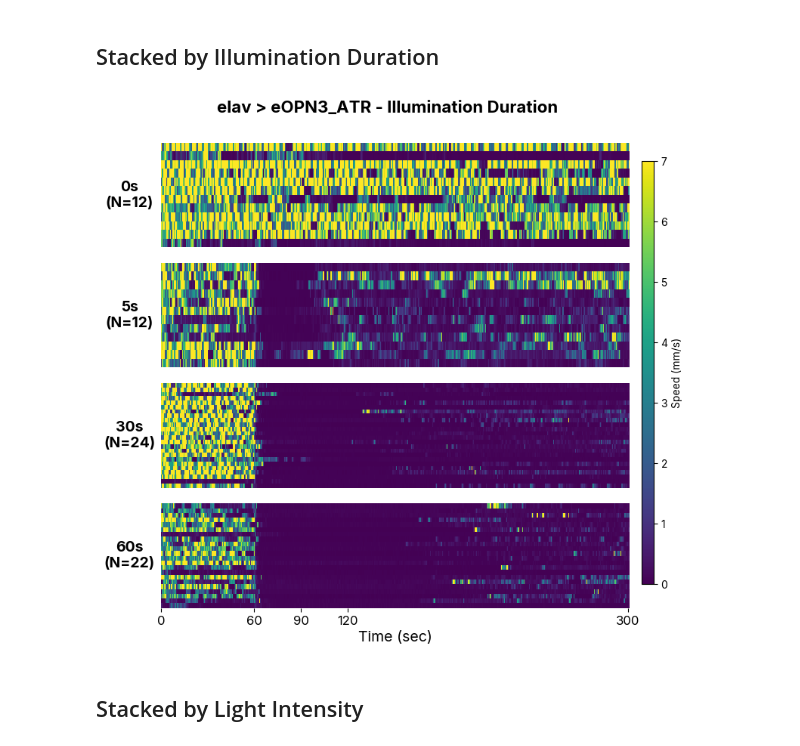
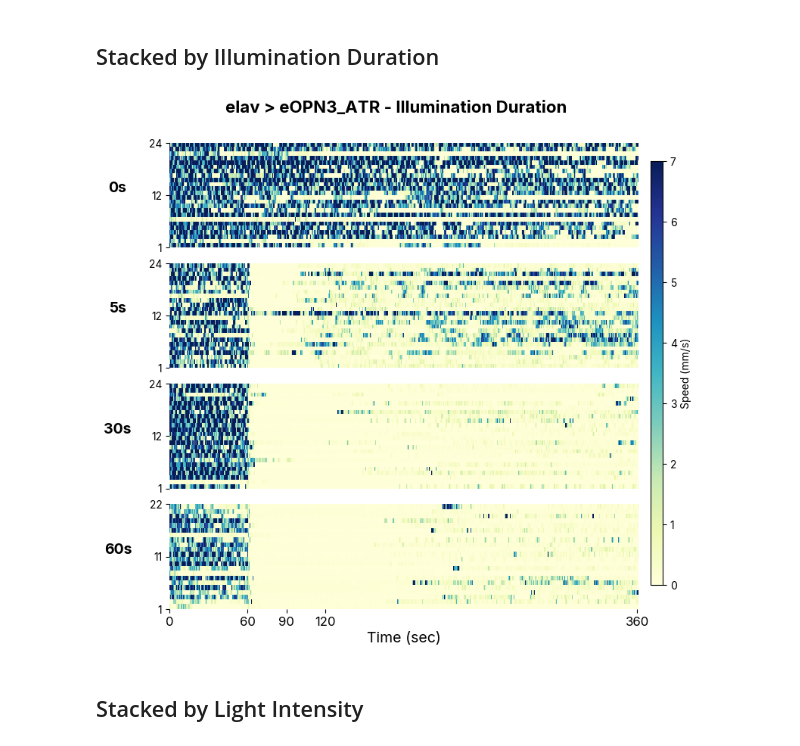
Before and after one commit to lnicole08/TrumelanOPN3, a Jupyter notebook: 3. Stacked plots.ipynb, the cells around one changed output. Drawn from its saved outputs; the diff is of its cells as text; code cells hidden in the pictures.

```diff
--- a/3. Stacked plots.ipynb
+++ b/3. Stacked plots.ipynb
@@ -17,7 +17,7 @@ laptop = "C:\\Users\\lnico"
 workcomp = "C:\\Users\\User"
 homecomp = "D:"
 base_path = "\\ACC Lab Dropbox\\ACC Lab\\Nicole Lee\\eOPN3 manuscript\\Data compilation\\Trumelan\\2. Processed\\"
-titledpath = homecomp
+titledpath = workcomp
 specifiedpath = titledpath + base_path
 
 bin_size = 0.5  # seconds for heatmap resampling
@@ -128,36 +128,33 @@ plt.savefig(homecomp + "\\ACC Lab Dropbox\\ACC Lab\\Nicole Lee\\eOPN3 manuscript
 # %%
 driver = "elav"
 responder = "eOPN3_ATR"
-specifictime = 301
+specifictime = 361
 duration_files = {
-    '0s': (specifiedpath + driver + " x " + responder + "_0s", 'odd'),
-    '5s': (specifiedpath + driver + " x " + responder + "_5s", 'odd'),
-    '30s': (specifiedpath + driver + " x " + responder + "_30s", None),
-    '60s': (specifiedpath + driver + " x " + responder + "_60s", None),
+    '0s': specifiedpath + driver + " x " + responder + "_0s",
+    '5s': specifiedpath + driver + " x " + responder + "_5s",
+    '30s': specifiedpath + driver + " x " + responder + "_30s",
+    '60s': specifiedpath + driver + " x " + responder + "_60s",
 }
 
 duration_plot_title = driver + " > " + responder + " - Illumination Duration"
 # %%
 duration_data = {}
 
-for label, (filepath, split) in duration_files.items():
+for label, filepath in duration_files.items():
     df = pd.read_csv(filepath + "_max" + str(maxtime) + "s.csv").set_index('Time (s)')
     df = df.iloc[0:(specifictime*2), :]  # trim to specifictime
-    cols = sorted([c for c in df.columns if c.startswith(metric_to_plot)], key=lambda c: int(c.split('_')[1]))
-    if split == 'even':
-        cols = cols[1::2]
-    elif split == 'odd':
-        cols = cols[0::2]
-    duration_data[label] = df[cols].T.reset_index(drop=True)
+    duration_data[label] = df.filter(regex="^" + metric_to_plot).T.reset_index(drop=True)
 # %%
 num_conditions = len(duration_data)
 fig, axes = plt.subplots(num_conditions, 1, figsize=(8, 2*num_conditions), sharex=True)
 plt.subplots_adjust(hspace=0.15)
+cmaps = "YlGnBu"
 
+metric_to_plot = 'Speed'
 
 if metric_to_plot == "ActivityLevel":
     scalebar_label = "Activity Level (Log10)"
-    vmax = 3.5
+    vmax_number = 3.5
 elif metric_to_plot == "Speed":
     scalebar_label = "Speed (mm/s)"
     vmax_number = 7
@@ -165,44 +162,47 @@ for idx, (label, data) in enumerate(duration_data.items()):
     ax = axes[idx]
     num_flies = data.shape[0]
 
-    hm = sns.heatmap(data, cmap="viridis", cbar=False, xticklabels=False, yticklabels=False,
+
+
+    hm = sns.heatmap(data, cmap=cmaps, cbar=False, xticklabels=False, yticklabels=False,
                      vmin=0, vmax=vmax_number, ax=ax)
     quadmesh = ax.collections[0]
     quadmesh.set_rasterized(True)
     quadmesh.set_edgecolor('face')
     quadmesh.set_linewidth(0)
 
-    ax.set_ylabel(f"{label}\n(N={num_flies})", rotation=0, labelpad=30, fontsize=14, weight='bold', va='center')
-    ax.set_yticks([])
+    ax.set_ylabel(label, rotation=0, labelpad=30, fontsize=14, weight='bold')
+    ax.set_yticks([0, num_flies//2, num_flies])
+    ticklabels = [num_flies, (num_flies+1)//2, 1]
+    ax.set_yticklabels(ticklabels, fontsize=10)
 
     if idx < num_conditions - 1:
         ax.tick_params(axis='x', bottom=False)
         ax.set_xlabel('')
     ax.patch.set_facecolor('white')
 
 
 last_data = list(duration_data.values())[-1]
 # tick_times = list(range(0, int(specifictime), int(specifictime/10)))
 tick_times = [0, 60, 90, 120, specifictime - 1]
 tick_positions = [list(last_data.columns).index(float(t)) for t in tick_times if float(t) in last_data.columns]
 axes[-1].set_xticks(tick_positions)
 axes[-1].set_xticklabels(tick_times, rotation=0, fontsize=12)
 axes[-1].set_xlabel("Time (sec)", fontsize=14)
 
 
 cbar_ax = fig.add_axes([0.92, 0.15, 0.02, 0.7])
-sm = plt.cm.ScalarMappable(cmap="viridis", norm=plt.Normalize(vmin=0, vmax=vmax_number))
+sm = plt.cm.ScalarMappable(cmap=cmaps, norm=plt.Normalize(vmin=0, vmax=vmax_number))
 fig.colorbar(sm, cax=cbar_ax, label=scalebar_label)
 
 fig.suptitle(duration_plot_title, weight="bold", fontsize=16, y=0.95)
 
 mpl.rcParams['svg.fonttype'] = 'none'
 fig.patch.set_facecolor('white')
 
-plt.savefig(homecomp + "\\ACC Lab Dropbox\\ACC Lab\\Nicole Lee\\eOPN3 manuscript\\Data compilation\\Trumelan\\Trumelan images\\"
-            + metric_to_plot + "_" + driver + "_" + responder + ".svg", bbox_inches='tight')
+plt.savefig(titledpath + "\\ACC Lab Dropbox\\ACC Lab\\Nicole Lee\\eOPN3 manuscript\\Data compilation\\Trumelan\\Trumelan images\\" + metric_to_plot + "_" + driver + "_" + responder + ".svg", bbox_inches='tight')
 # %% [output]
-[figure, old version]
+[figure, new version]
 # %% [markdown]
 ## Stacked by Light Intensity
 # %%
```
Also changed, not shown: parts of 6 cells of this notebook.
